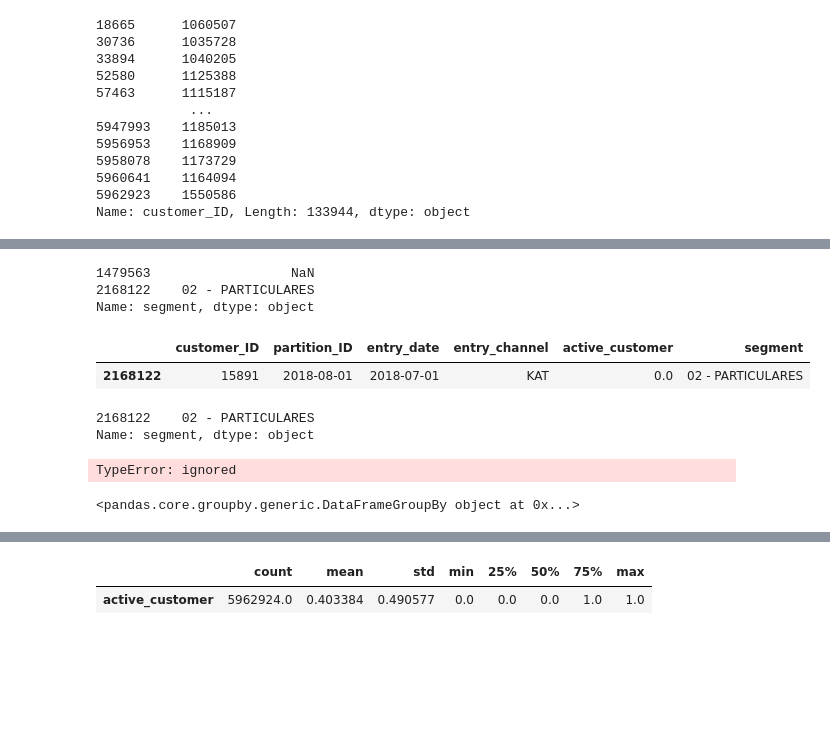
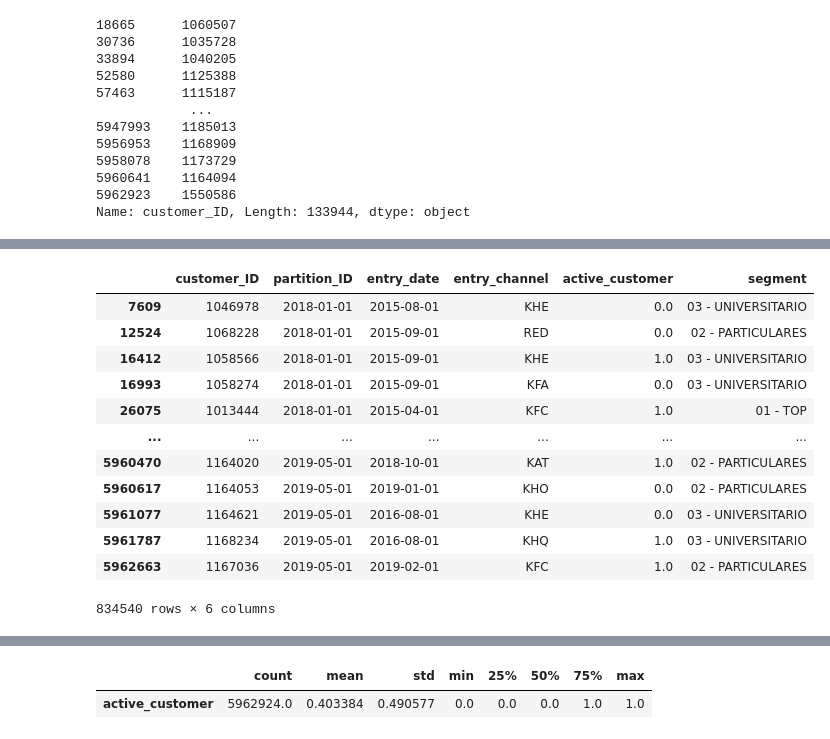
Before and after one commit to RicardColomOrero/easymoney, a Jupyter notebook: Easymoney_Ricard.ipynb, the cells around one changed output, grey strips where cells are left out. Drawn from its saved outputs; the diff is of its cells as text; code cells hidden in the pictures; blank space fills up the shorter version.

```diff
--- a/Easymoney_Ricard.ipynb
+++ b/Easymoney_Ricard.ipynb
@@ -72,7 +72,7 @@ drive.mount('/content/drive')
 # %% [output]
 Drive already mounted at /content/drive; to attempt to forcibly remount, call drive.mount("/content/drive", force_remount=True).
 # %%
-file_dir = '/content/drive/MyDrive/TFM  Data Science/datasets_TFM + diccionario/'
+file_dir = '/content/drive/MyDrive/TFM  Data Science/datasets_TFM_y_diccionario/'
 # %%
 file_sales ="sales.csv"
 file_product_description ="product_description.csv"
@@ -596,18 +547,2 @@ Name: partition_ID, dtype: datetime64[ns]
-# %%
-df[df['customer_ID']==15891]['segment']
-# %% [output]
-1479563                  NaN
-2168122    02 - PARTICULARES
-Name: segment, dtype: object
-# %%
-df[(df['customer_ID']==15891)&(df['segment'].notnull())]
-# %% [output]
-|  | customer_ID | partition_ID | entry_date | entry_channel | active_customer | segment |
-| 2168122 | 15891 | 2018-08-01 | 2018-07-01 | KAT | 0.0 | 02 - PARTICULARES |
-# %%
-df[(df['customer_ID']==15891)&(df['segment'].notnull())]['segment']
-# %% [output]
-2168122    02 - PARTICULARES
-Name: segment, dtype: object
 # %%
 list_ids_nullsegment= df[df['segment'].isnull()==True]['customer_ID'].to_list()
@@ -616,8 +549,16 @@ for i in list_ids_nullsegment
 # %%
-df[df.customer_ID.isin(list_ids_nullsegment)]('segment','partition_ID')
+df[(df.customer_ID.isin(list_ids_nullsegment))&(df['segment'].notnull())]
 # %% [output]
+|  | customer_ID | partition_ID | entry_date | entry_channel | active_customer | segment |
+| 7609 | 1046978 | 2018-01-01 | 2015-08-01 | KHE | 0.0 | 03 - UNIVERSITARIO |
+| 12524 | 1068228 | 2018-01-01 | 2015-09-01 | RED | 0.0 | 02 - PARTICULARES |
+| 16412 | 1058566 | 2018-01-01 | 2015-09-01 | KHE | 1.0 | 03 - UNIVERSITARIO |
+| 16993 | 1058274 | 2018-01-01 | 2015-09-01 | KFA | 0.0 | 03 - UNIVERSITARIO |
+| 26075 | 1013444 | 2018-01-01 | 2015-04-01 | KFC | 1.0 | 01 - TOP |
+| ... | ... | ... | ... | ... | ... | ... |
+| 5960470 | 1164020 | 2019-05-01 | 2018-10-01 | KAT | 1.0 | 02 - PARTICULARES |
+| 5960617 | 1164053 | 2019-05-01 | 2019-01-01 | KHO | 0.0 | 02 - PARTICULARES |
+| 5961077 | 1164621 | 2019-05-01 | 2016-08-01 | KHE | 0.0 | 03 - UNIVERSITARIO |
+| 5961787 | 1168234 | 2019-05-01 | 2016-08-01 | KHQ | 1.0 | 03 - UNIVERSITARIO |
+| 5962663 | 1167036 | 2019-05-01 | 2019-02-01 | KFC | 1.0 | 02 - PARTICULARES |
-TypeError: ignored
+834540 rows × 6 columns
-# %%
-df.groupby(['customer_ID'])
-# %% [output]
-<pandas.core.groupby.generic.DataFrameGroupBy object at 0x...>
```
Also changed, not shown: parts of 20 cells of this notebook.
